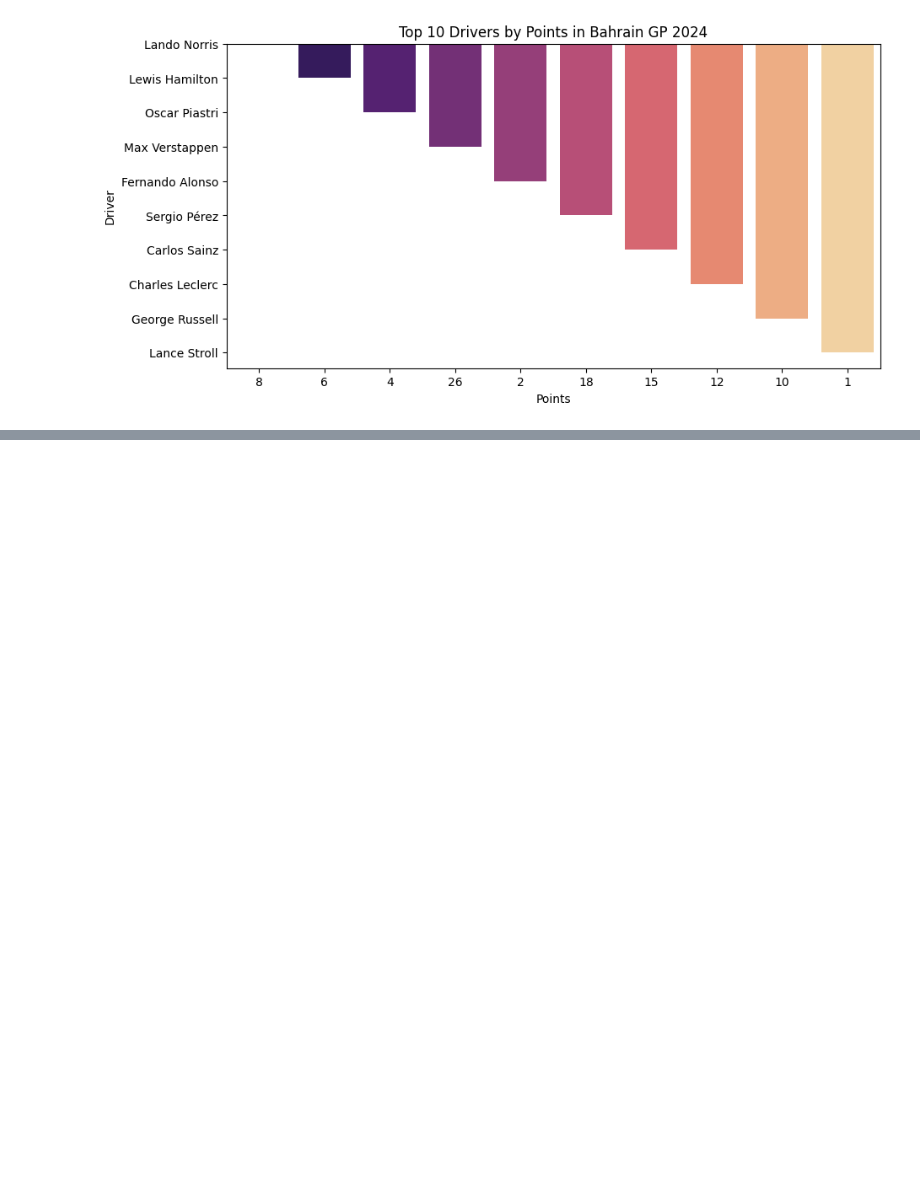
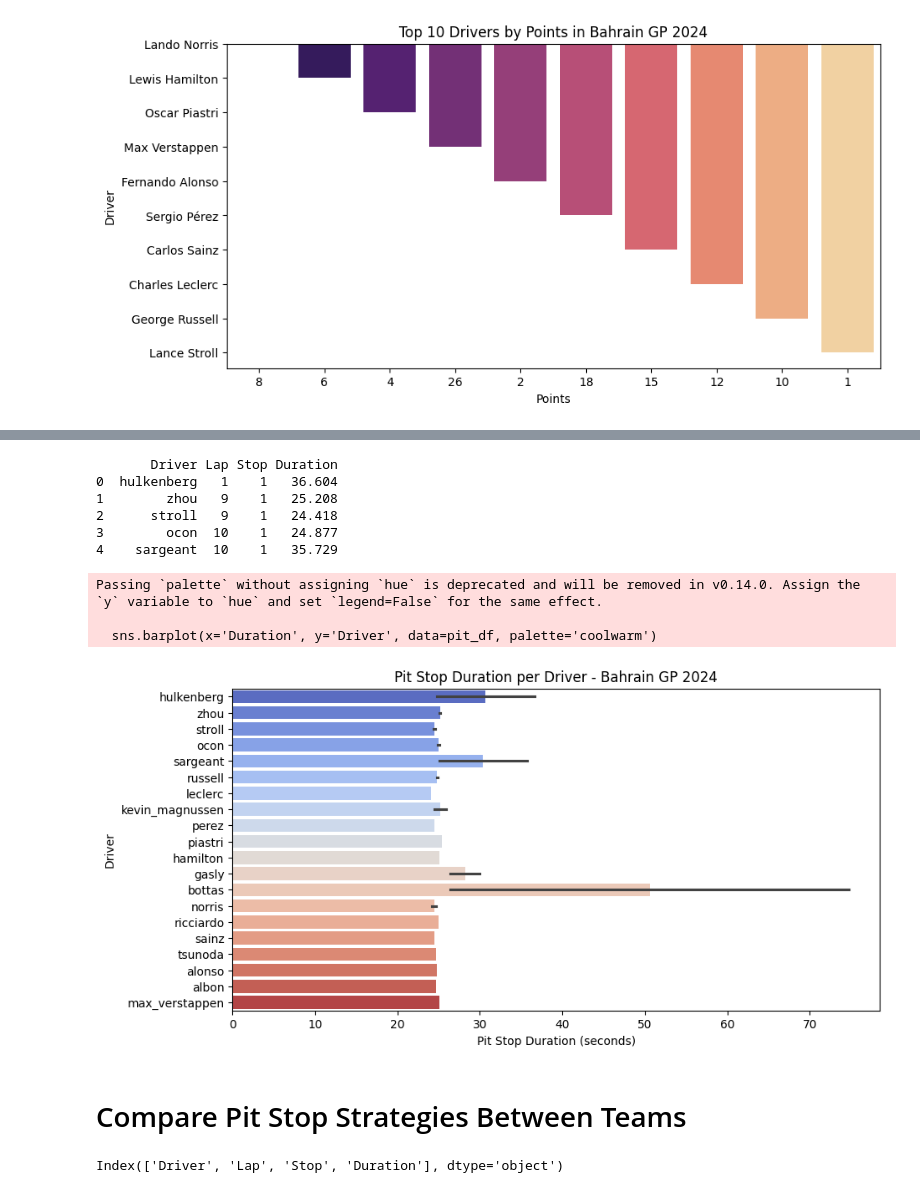
Before and after one commit to aaraszewska/F1-Race-Performance-Analysis-Driver-Insights-, a Jupyter notebook: Copy_of_F1_Race_Performance_Analysis_&_Driver_Insights_.ipynb, the cells around one changed output, grey strips where cells are left out. Drawn from its saved outputs; the diff is of its cells as text; code cells hidden in the pictures; blank space fills up the shorter version.

```diff
--- a/Copy_of_F1_Race_Performance_Analysis_&_Driver_Insights_.ipynb
+++ b/Copy_of_F1_Race_Performance_Analysis_&_Driver_Insights_.ipynb
@@ -87,0 +198,62 @@ Passing `palette` without assigning `hue` is deprecated and will be removed in v
+# %%
+# Extract pit stop data
+races = pit_data['MRData']['RaceTable']['Races']
+
+if races:
+    pit_stops = races[0]['PitStops']  # Get pit stop data
+
+    # Convert to DataFrame
+    pit_df = pd.DataFrame([
+        {
+            'Driver': stop['driverId'],
+            'Lap': stop['lap'],
+            'Stop': stop['stop'],
+            'Duration': stop['duration']
+        }
+        for stop in pit_stops
+    ])
+
+    # Display first few rows
+    print(pit_df.head())
+
+else:
+    print("No pit stop data available.")
+# %% [output]
+       Driver Lap Stop Duration
+0  hulkenberg   1    1   36.604
+1        zhou   9    1   25.208
+2      stroll   9    1   24.418
+3        ocon  10    1   24.877
+4    sargeant  10    1   35.729
+# %%
+import matplotlib.pyplot as plt
+import seaborn as sns
+
+# Convert '1:14.773' to total seconds
+def convert_to_seconds(time_str):
+    if ':' in time_str:
+        minutes, seconds = time_str.split(':')
+        return float(minutes) * 60 + float(seconds)
+    return float(time_str)  # if already in seconds
+
+# Apply conversion
+pit_df['Duration'] = pit_df['Duration'].apply(convert_to_seconds)
+
+# Plot Pit Stop Duration per Driver
+plt.figure(figsize=(10, 5))
+sns.barplot(x='Duration', y='Driver', data=pit_df, palette='coolwarm')
+plt.xlabel("Pit Stop Duration (seconds)")
+plt.ylabel("Driver")
+plt.title("Pit Stop Duration per Driver - Bahrain GP 2024")
+plt.show()
+# %% [output]
+Passing `palette` without assigning `hue` is deprecated and will be removed in v0.14.0. Assign the `y` variable to `hue` and set `legend=False` for the same effect.
+
+  sns.barplot(x='Duration', y='Driver', data=pit_df, palette='coolwarm')
+[figure, added]
+# %% [markdown]
+ # Compare Pit Stop Strategies Between Teams
+# %%
+print(pit_df.columns)
+# %% [output]
+Index(['Driver', 'Lap', 'Stop', 'Duration'], dtype='object')
```
Also changed, not shown: parts of 10 cells of this notebook.
